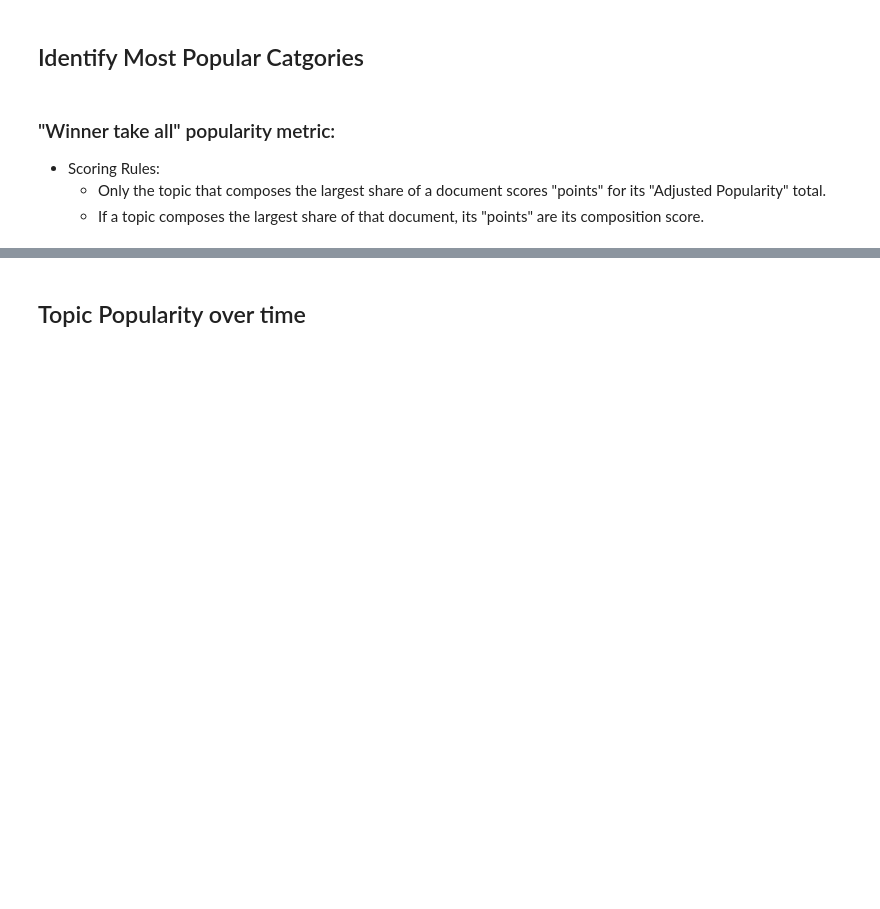
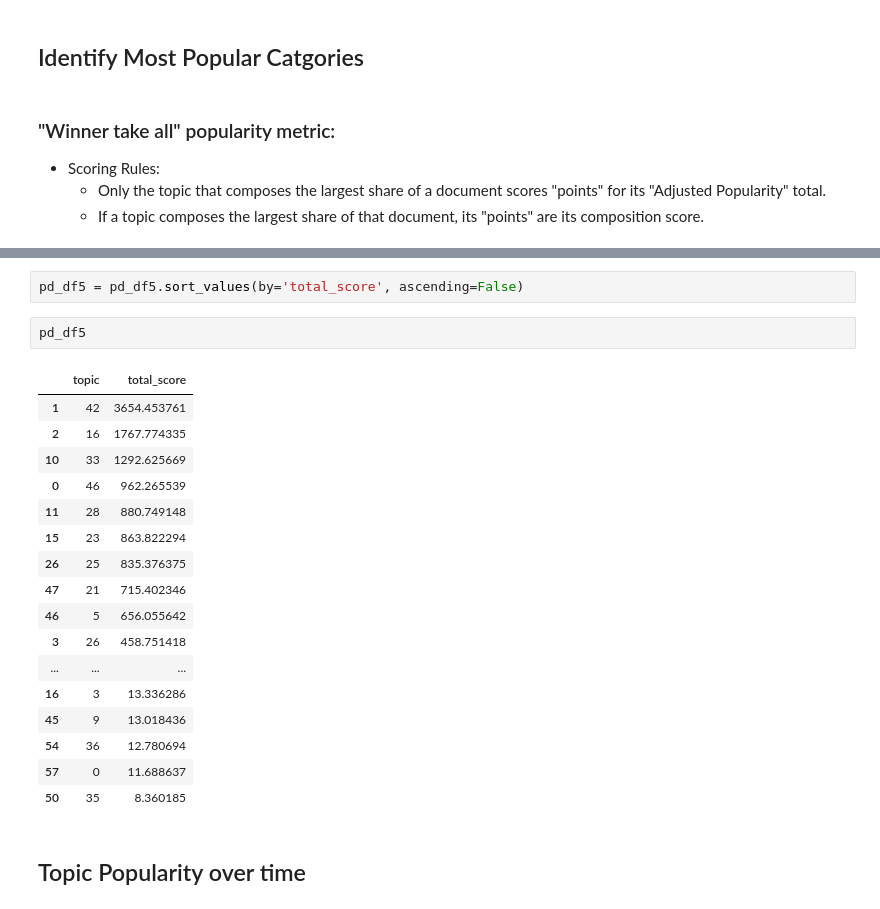
Before and after one commit to alenastern/Sunlight_FOIA, a Jupyter notebook: src/analysis/q2_LDA.ipynb, the cells around one changed output, grey strips where cells are left out. Cells and saved outputs as stored; diff of their text form; blank space fills up the shorter version.

Commit message:
topic analysis

```diff
--- a/src/analysis/q2_LDA.ipynb
+++ b/src/analysis/q2_LDA.ipynb
@@ -1045,3 +1215,25 @@ topic_gp
+# %%
+pd_df5 = pd_df5.sort_values(by='total_score', ascending=False)
+# %%
+pd_df5
+# %% [output]
+|  | topic | total_score |
+| 1 | 42 | 3654.453761 |
+| 2 | 16 | 1767.774335 |
+| 10 | 33 | 1292.625669 |
+| 0 | 46 | 962.265539 |
+| 11 | 28 | 880.749148 |
+| 15 | 23 | 863.822294 |
+| 26 | 25 | 835.376375 |
+| 47 | 21 | 715.402346 |
+| 46 | 5 | 656.055642 |
+| 3 | 26 | 458.751418 |
+| ... | ... | ... |
+| 16 | 3 | 13.336286 |
+| 45 | 9 | 13.018436 |
+| 54 | 36 | 12.780694 |
+| 57 | 0 | 11.688637 |
+| 50 | 35 | 8.360185 |
 # %% [markdown]
 ## Topic Popularity over time
 # %%
```
Also changed, not shown: parts of 21 cells of this notebook, 1 other file.
